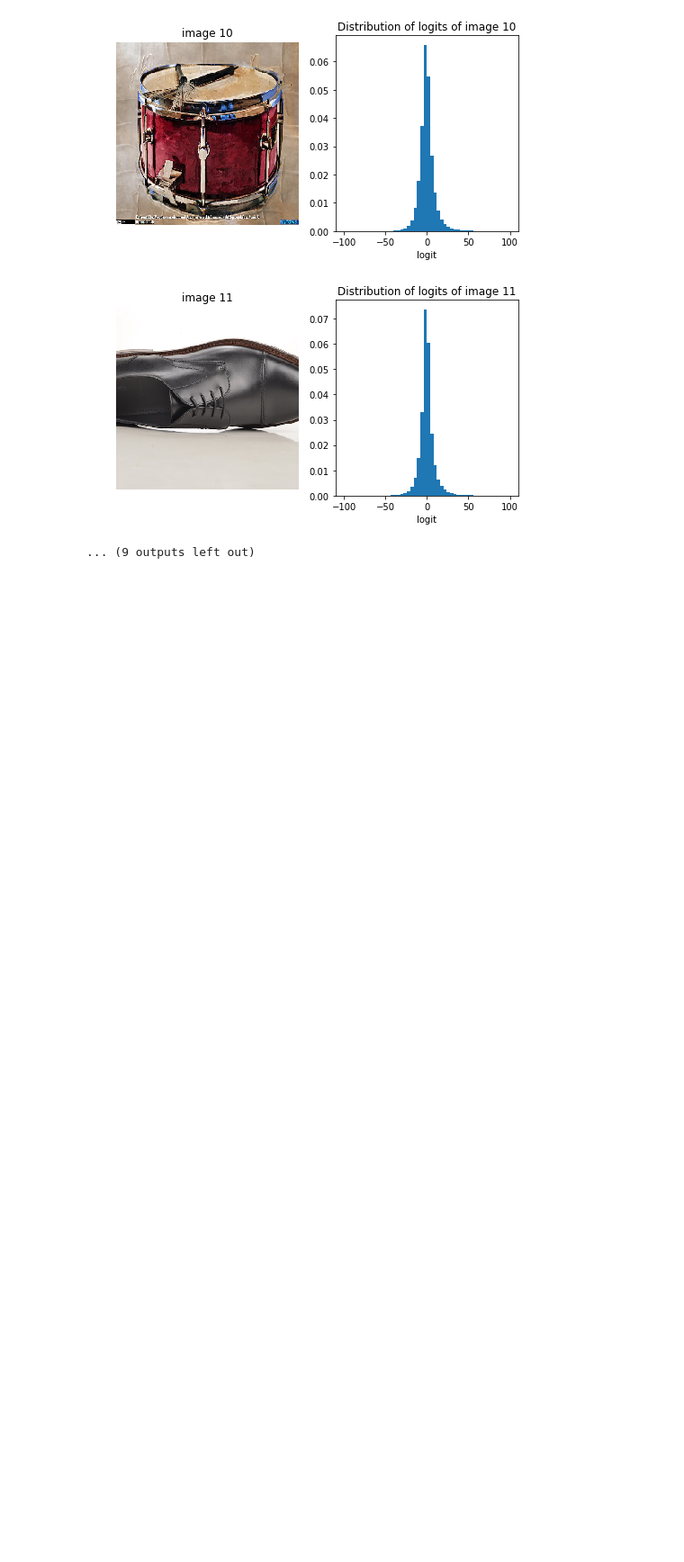
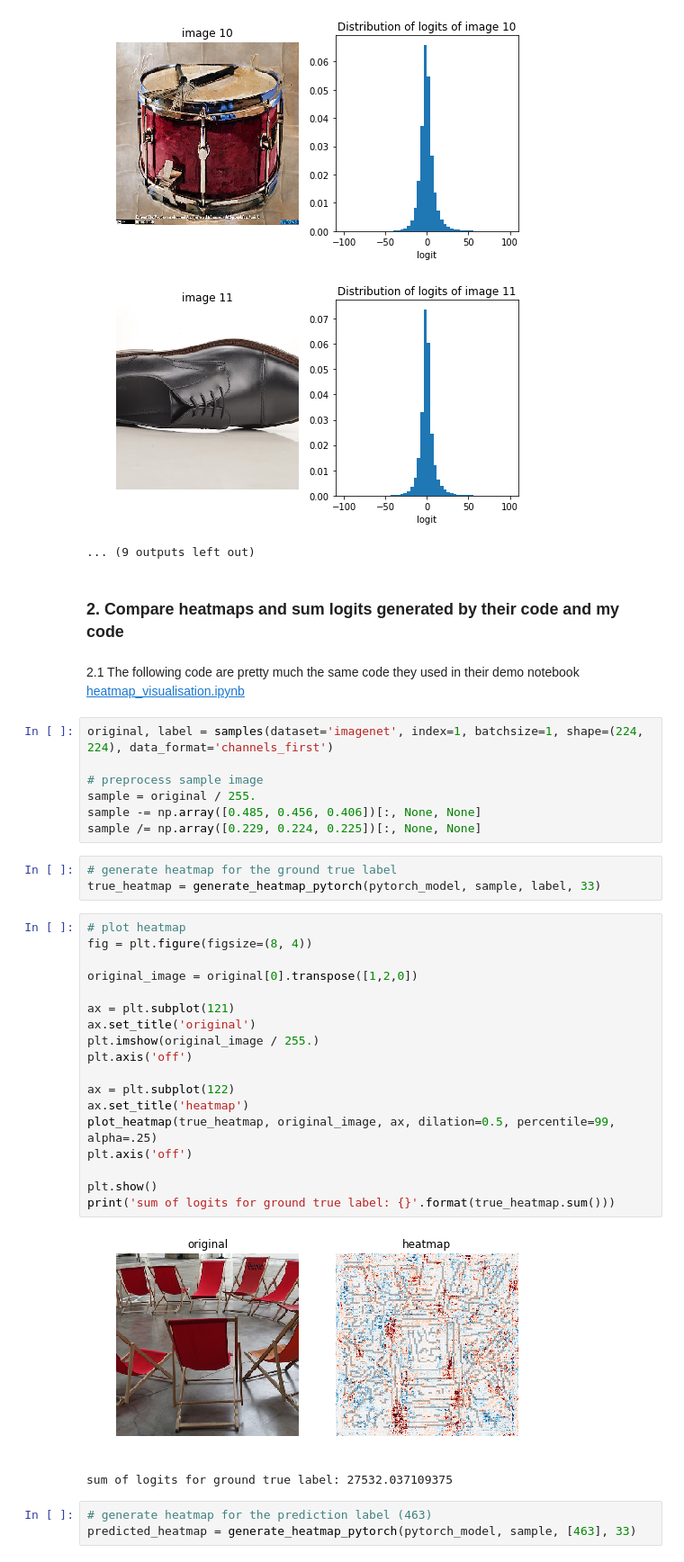
Before and after one commit to davidwagner/bagnet-patch-defense, a Jupyter notebook: code/2019-5-23_debugging_prediction.ipynb, the cells around one changed output. Shown at 90% size. Drawn from its saved outputs; the diff is of its cells as text; blank space fills up the shorter version.

Commit message:
finished checking pytorch

```diff
--- a/code/2019-5-23_debugging_prediction.ipynb
+++ b/code/2019-5-23_debugging_prediction.ipynb
@@ -88,3 +90,41 @@ plt.show()
 [figure]
 [figure]
 ... (9 outputs left out)
+# %% [markdown]
+### 2. Compare heatmaps and sum logits generated by their code and my code
+# %% [markdown]
+2.1 The following code are pretty much the same code they used in their demo notebook [heatmap_visualisation.ipynb](https://github.com/wielandbrendel/bag-of-local-features-models/blob/master/heatmap_visualisation.ipynb)
+# %%
+original, label = samples(dataset='imagenet', index=1, batchsize=1, shape=(224, 224), data_format='channels_first')
+
+# preprocess sample image
+sample = original / 255.
+sample -= np.array([0.485, 0.456, 0.406])[:, None, None]
+sample /= np.array([0.229, 0.224, 0.225])[:, None, None]
+# %%
+# generate heatmap for the ground true label
+true_heatmap = generate_heatmap_pytorch(pytorch_model, sample, label, 33)
+# %%
+# plot heatmap
+fig = plt.figure(figsize=(8, 4))
+
+original_image = original[0].transpose([1,2,0])
+
+ax = plt.subplot(121)
+ax.set_title('original')
+plt.imshow(original_image / 255.)
+plt.axis('off')
+
+ax = plt.subplot(122)
+ax.set_title('heatmap')
+plot_heatmap(true_heatmap, original_image, ax, dilation=0.5, percentile=99, alpha=.25)
+plt.axis('off')
+
+plt.show()
+print('sum of logits for ground true label: {}'.format(true_heatmap.sum()))
+# %% [output]
+[figure, added]
+sum of logits for ground true label: 27532.037109375
+# %%
+# generate heatmap for the prediction label (463)
+predicted_heatmap = generate_heatmap_pytorch(pytorch_model, sample, [463], 33)
```
Also changed, not shown: parts of 5 cells of this notebook, 2 other files.
